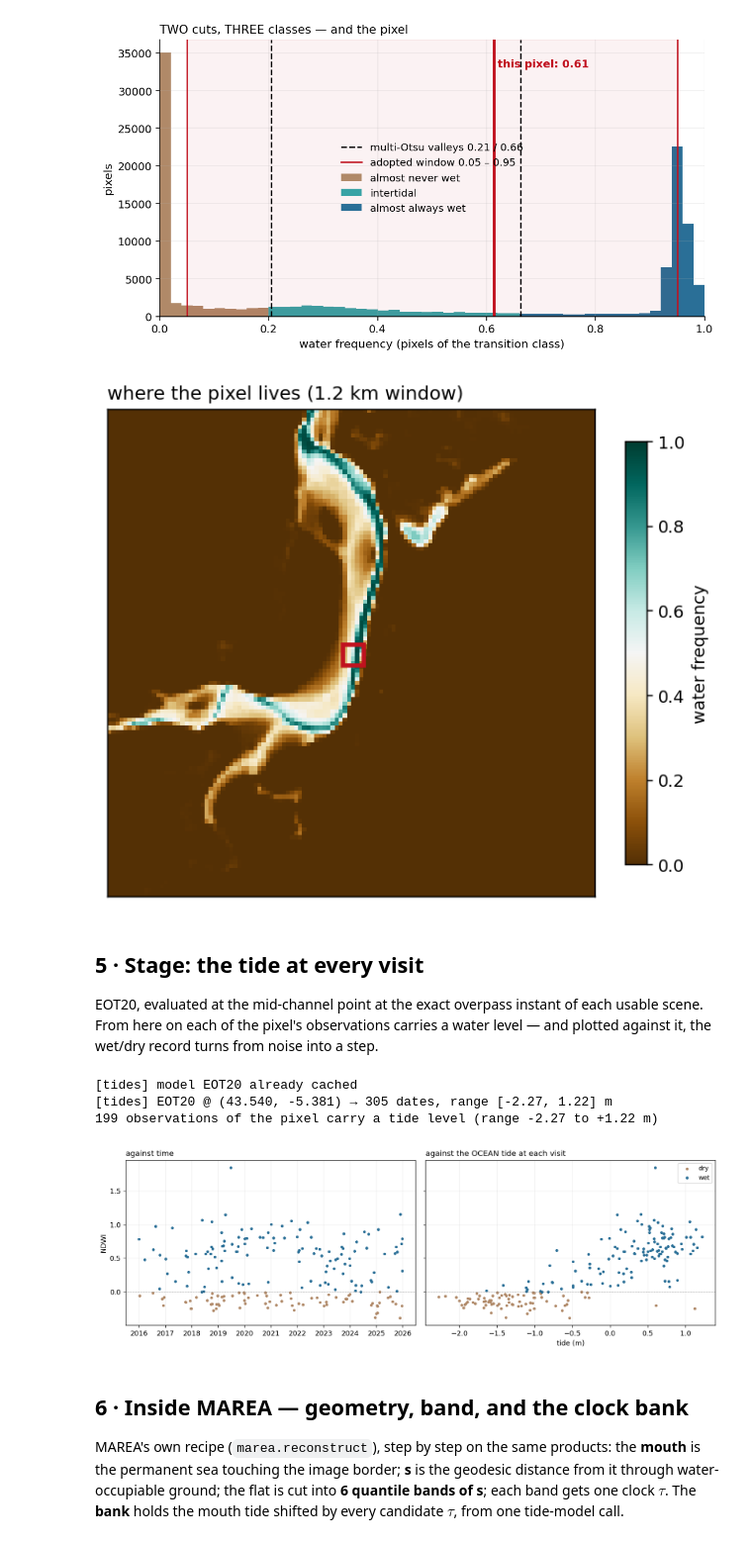
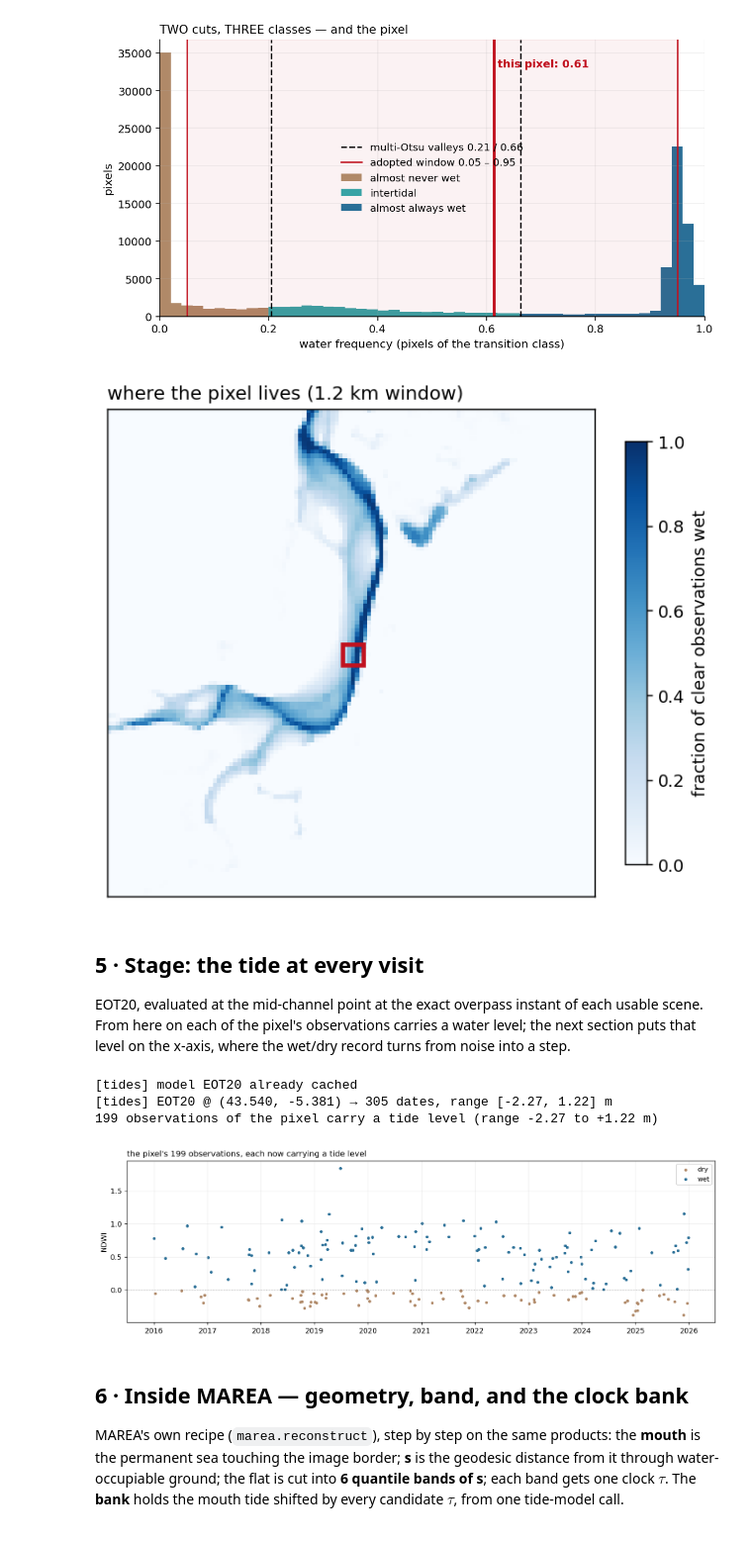
Before and after one commit to coastal-AI/Intertidal_analysis, a Jupyter notebook: pixel_walkthrough_villaviciosa.ipynb, the cells around one changed output. Shown at 99% size. Cells and saved outputs as stored; diff of their text form; code cells hidden in the pictures.

Commit message:
One-pixel walkthrough: drop the raw-record figure, one colour for the cloud-screen survivors, Blues water-frequency window, tide figure against time only; figures renumbered 1-10; notebook re-executed

```diff
--- a/pixel_walkthrough_villaviciosa.ipynb
+++ b/pixel_walkthrough_villaviciosa.ipynb
@@ -223,56 +229,51 @@ the pixel: water frequency 0.613 (needs >= 15 obs) -> INTERTIDAL
 h_ = 60
 sl = (slice(max(R - h_, 0), R + h_), slice(max(Cc - h_, 0), Cc + h_))
 fig, ax = plt.subplots(figsize=(6.4, 5.6), dpi=130)
-im = ax.imshow(water_freq[sl], cmap="BrBG", vmin=0, vmax=1)
+im = ax.imshow(water_freq[sl], cmap="Blues", vmin=0, vmax=1)   # viz.plot_water_frequency's scale
 ax.plot(Cc - sl[1].start, R - sl[0].start, "s", ms=12, mfc="none",
         mec=RED, mew=2.5)
-plt.colorbar(im, ax=ax, shrink=0.8, label="water frequency")
+plt.colorbar(im, ax=ax, shrink=0.8, label="fraction of clear observations wet")
 ax.set_xticks([]); ax.set_yticks([])
 ax.set_title("where the pixel lives (1.2 km window)", loc="left",
              fontsize=11);
 # %% [output]
-[figure, old version]
+[figure, new version]
 # %% [markdown]
 ## 5 · Stage: the tide at every visit
 
 EOT20, evaluated at the mid-channel point at the exact overpass instant of
 each usable scene. From here on each of the pixel's observations carries a
-water level — and plotted against it, the wet/dry record turns from noise
-into a step.
+water level; the next section puts that level on the x-axis, where the
+wet/dry record turns from noise into a step.
 # %%
 try:
     tide_point = pit.water_centroid(reference_map, transform, crs)
 except ValueError:                 # no stable-water class in this map
     lon_c, lat_c = aoi.centroid
     tide_point = (lat_c, lon_c)
 tides = TideService(model="EOT20", directory="./tide_models",
                     location=tide_point)
 tide_heights = tides.heights_for(aoi, usable_dates)
 
 h_all = np.array([tide_heights.get(d, np.nan) for d in dates])
 obs = kept & np.isfinite(h_all)
 h_o, y_o, w_o, d_o = h_all[obs], ndwi[obs], ndwi[obs] > NDWI_THRESHOLD, dates[obs]
 print(f"{int(obs.sum())} observations of the pixel carry a tide level "
       f"(range {h_o.min():+.2f} to {h_o.max():+.2f} m)")
 
-fig, axs = plt.subplots(1, 2, figsize=(12.5, 4.2), dpi=130, sharey=True)
-axs[0].scatter(t_idx[obs][~w_o], y_o[~w_o], s=9, c=MUD)
-axs[0].scatter(t_idx[obs][w_o], y_o[w_o], s=9, c=TIDE)
-axs[0].set_title("against time", loc="left", fontsize=11)
-axs[1].scatter(h_o[~w_o], y_o[~w_o], s=9, c=MUD, label="dry")
-axs[1].scatter(h_o[w_o], y_o[w_o], s=9, c=TIDE, label="wet")
-axs[1].set_title("against the OCEAN tide at each visit", loc="left",
-                 fontsize=11)
-axs[1].set_xlabel("tide (m)"); axs[1].legend(fontsize=9)
-for ax in axs:
-    ax.axhline(0, color="k", lw=0.6, ls=":"); ax.grid(alpha=0.2)
-axs[0].set_ylabel("NDWI")
+fig, ax = plt.subplots(figsize=(12, 3.8), dpi=130)
+ax.scatter(t_idx[obs][~w_o], y_o[~w_o], s=9, c=MUD, label="dry")
+ax.scatter(t_idx[obs][w_o], y_o[w_o], s=9, c=TIDE, label="wet")
+ax.set_title(f"the pixel's {int(obs.sum())} observations, each now carrying "
+             "a tide level", loc="left", fontsize=11)
+ax.axhline(0, color="k", lw=0.6, ls=":"); ax.grid(alpha=0.2)
+ax.set_ylabel("NDWI"); ax.legend(fontsize=9)
 fig.tight_layout();
 # %% [output]
 [tides] model EOT20 already cached
 [tides] EOT20 @ (43.540, -5.381) → 305 dates, range [-2.27, 1.22] m
 199 observations of the pixel carry a tide level (range -2.27 to +1.22 m)
-[figure, old version]
+[figure, new version]
 # %% [markdown]
 ## 6 · Inside MAREA — geometry, band, and the clock bank
 
```
Also changed, not shown: parts of 2 cells of this notebook, 6 other files.
